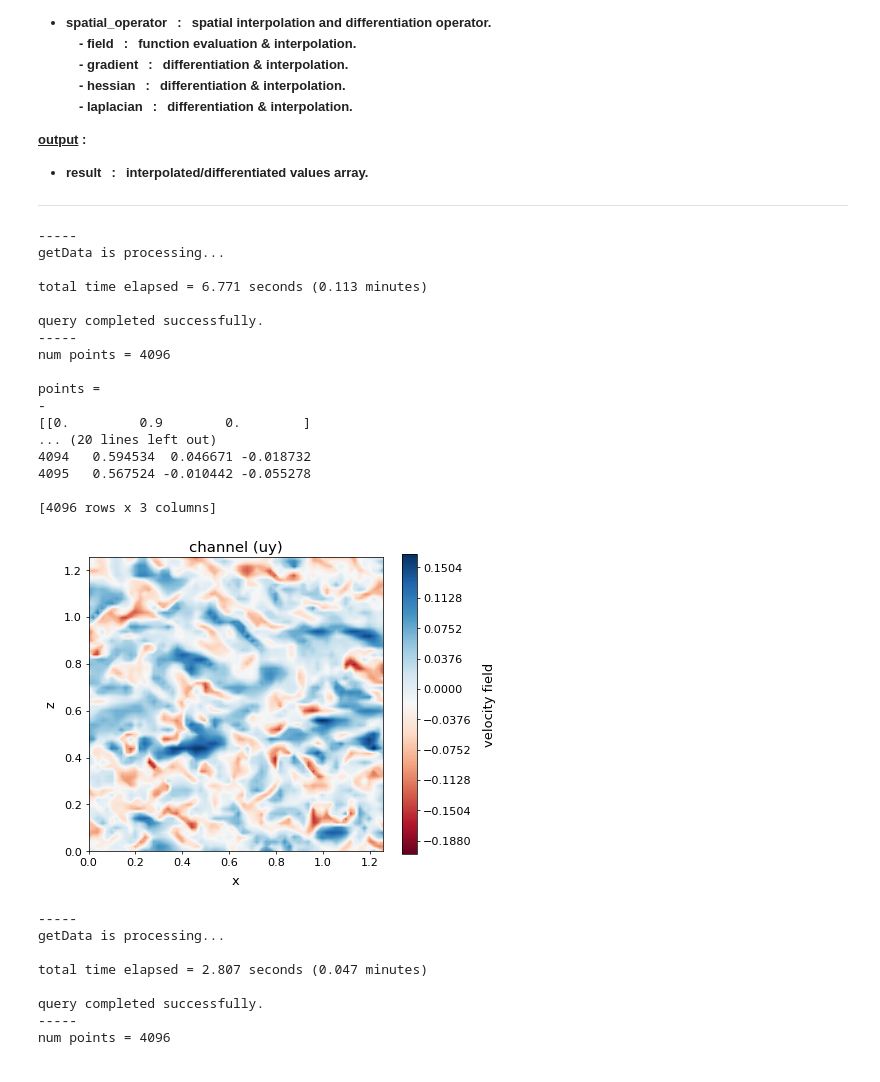
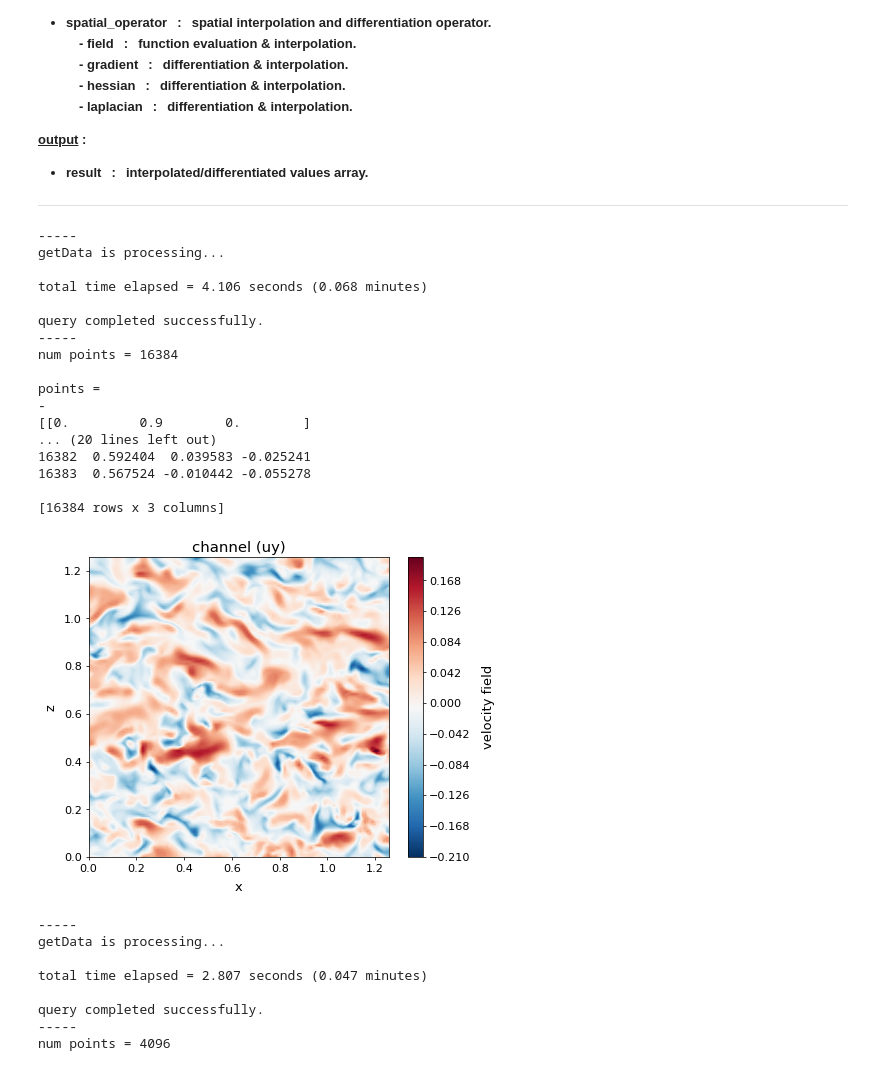
Before and after one commit to nitipon-ton/jhtdb-deep-learning-vip, a Jupyter notebook: notebooks/jhtdb/demo_jhtdb.ipynb, the cells around one changed output. Drawn from its saved outputs; the diff is of its cells as text; code cells hidden in the pictures.

```diff
--- a/notebooks/demo_jhtdb.ipynb
+++ b/notebooks/jhtdb/demo_jhtdb.ipynb
@@ -300,8 +329,8 @@ example point distributions (2D plane, 3D box, random, time series) are provided
 """
 time = 10
 
-nx = 64
-nz = 64
+nx = 128
+nz = 128
 n_points = nx * nz
 
 x_points = np.linspace(0.0, 0.4 * np.pi, nx, dtype = np.float64)
@@ -338,7 +367,7 @@ if nx >= 2 and nz >= 2:
     # which component (column) of the data to plot (0-based index, so the first component is specified as 0).
     plot_component = 1
     # plot color.
-    plot_colormap = 'RdBu'
+    plot_colormap = 'RdBu_r'
     # keep the aspect ratio equal between the plot axes (True or False).
     equal_aspect_ratio = True
     # figure width and height of the plot.
@@ -370,39 +399,39 @@ if nx >= 2 and nz >= 2:
         plt.gca().set_aspect('equal')
     # select the colorbar orientation depending on which axis is larger.
     colorbar_orientation = 'vertical' if (np.max(z_plot) - np.min(z_plot)) >= (np.max(x_plot) - np.min(x_plot)) else 'horizontal'
     cbar = plt.colorbar(contour, shrink = 0.67, orientation = colorbar_orientation)
     # rotate the horizontal colorbar labels.
     if colorbar_orientation == 'horizontal':
         for label in cbar.ax.get_xticklabels():
             label.set_rotation(90)
     cbar.set_label(f'{variable} {spatial_operator}', labelpad = 12, fontsize = 14)
     plt.title(f'{dataset_title} ({result[time_component].columns[plot_component]})', fontsize = 16)
     plt.xlabel('x', labelpad = 7, fontsize = 14)
     plt.ylabel('z', labelpad = 7, fontsize = 14)
     cbar.ax.tick_params(labelsize = 12)
     plt.tick_params(axis = 'both', labelsize = 12)
     plt.tight_layout()
     plt.show()
     plt.close()
 # %% [output]
 -----
 getData is processing...
 
-total time elapsed = 6.771 seconds (0.113 minutes)
+total time elapsed = 4.106 seconds (0.068 minutes)
 
 query completed successfully.
 -----
-num points = 4096
+num points = 16384
 
 points =
 -
 [[0.         0.9        0.        ]
 ... (20 lines left out)
-4094   0.594534  0.046671 -0.018732
-4095   0.567524 -0.010442 -0.055278
+16382  0.592404  0.039583 -0.025241
+16383  0.567524 -0.010442 -0.055278
 
-[4096 rows x 3 columns]
+[16384 rows x 3 columns]
-[figure, old version]
+[figure, new version]
 # %%
 """
 3D box demo points : evenly spaced over a 3D volume
```
Also changed, not shown: parts of 2 cells of this notebook, 33 other files.
